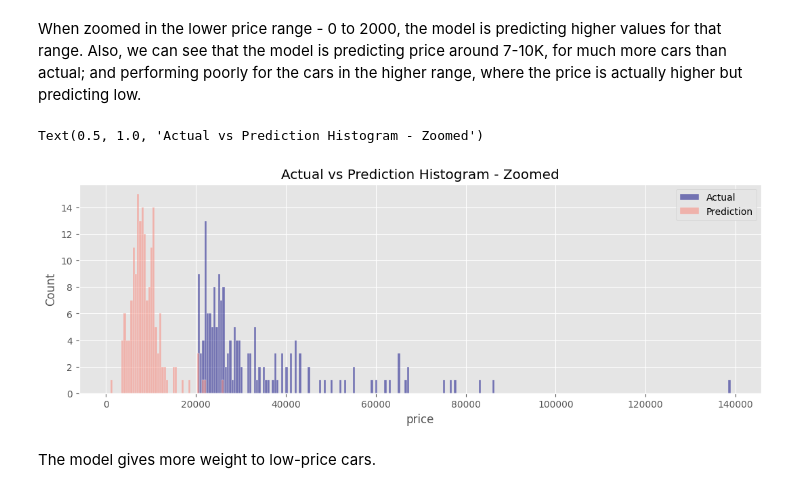
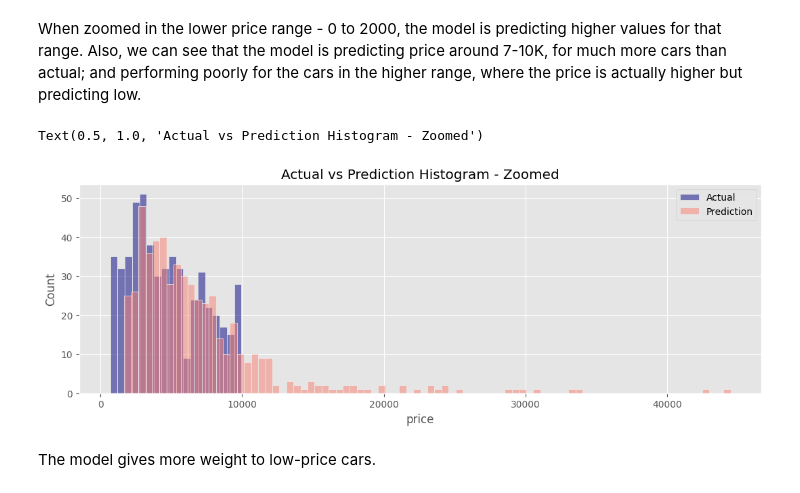
Before and after one commit to abhaykukade/Car-Price-Prediction, a Jupyter notebook: model_evaluation_v2.ipynb, the cells around one changed output. Saved outputs shown, nothing was run; the diff lists cells and outputs as text; code cells hidden in the pictures.

```diff
--- a/model_evaluation_v2.ipynb
+++ b/model_evaluation_v2.ipynb
@@ -541,18 +548,31 @@ lgbm_model = Pipeline(steps=[
 ], memory=memory)
 # %%
+# param_grid = {
+#     'lgbm__regressor__num_leaves': [50, 70],
+#     'lgbm__regressor__learning_rate': [0.05, 0.1],
+#     'lgbm__regressor__max_depth': [10, 15],
+#     'lgbm__regressor__max_bin': [255]
+# }
 param_grid = {
-    'lgbm__regressor__num_leaves': [50, 70, 100],
-    'lgbm__regressor__learning_rate': [0.03, 0.05],
-    'lgbm__regressor__max_depth': [-1, 10],
-    'lgbm__regressor__max_bin': [255]
+    'lgbm__num_leaves': [50, 70],
+    'lgbm__learning_rate': [0.05, 0.1],
+    'lgbm__max_depth': [10, 15],
+    'lgbm__max_bin': [255]
 }
+
+fit_params = {
+    'lgbm__eval_set': [(X_val, y_val)],
+    'lgbm__callbacks': [early_stopping(stopping_rounds=50), log_evaluation(0)]
+}
+
 grid = GridSearchCV(
     estimator=lgbm_model,
     param_grid=param_grid,
     scoring='neg_root_mean_squared_error',
     n_jobs=-1,
-    cv=5,
+    cv=3,
     verbose=2
     )
+
 grid.fit(X_train, y_train)
 # %% [output]
@@ -656,24 +684,25 @@ Text(0.5, 1.0, 'Actual vs Prediction Histogram')
 When zoomed in the lower price range - 0 to 2000, the model is predicting higher values for that range.
 Also, we can see that the model is predicting price around 7-10K, for much more cars than actual; and performing poorly for the cars in the higher range, where the price is actually higher but predicting low.
 # %%
-low_cap = 20000
-X_val_zoom = X_val[y_val > low_cap]
-y_val_zoom = y_val[y_val > low_cap]
+low_cap = 0
+up_cap = 10000
+X_val_zoom = X_val[(y_val > low_cap) & (y_val < up_cap)]
+y_val_zoom = y_val[(y_val > low_cap) & (y_val < up_cap)]
 y_val_zoom_pred = grid.best_estimator_.predict(X_val_zoom)
 
 plt.figure(figsize=(13, 4))
 sns.histplot(x=y_val_zoom, label='Actual', alpha=0.5, color='navy', binwidth=500)
 sns.histplot(x=y_val_zoom_pred, label='Prediction', alpha=0.5, color='salmon', binwidth=500)
 
 # sns.histplot(x=y_val, label='Actual', alpha=0.5, color='navy', log_scale=True)
 # sns.histplot(x=y_pred_val, label='Prediction', alpha=0.5, color='salmon', log_scale=True)
 
 plt.legend()
 # plt.xlim(-1, 20000)
 # plt.ylim(-1, 40000)
 plt.title('Actual vs Prediction Histogram - Zoomed')
 # %% [output]
 Text(0.5, 1.0, 'Actual vs Prediction Histogram - Zoomed')
-[figure, old version]
+[figure, new version]
 # %% [markdown]
 The model gives more weight to low-price cars.
```
Also changed, not shown: parts of 11 cells of this notebook.
